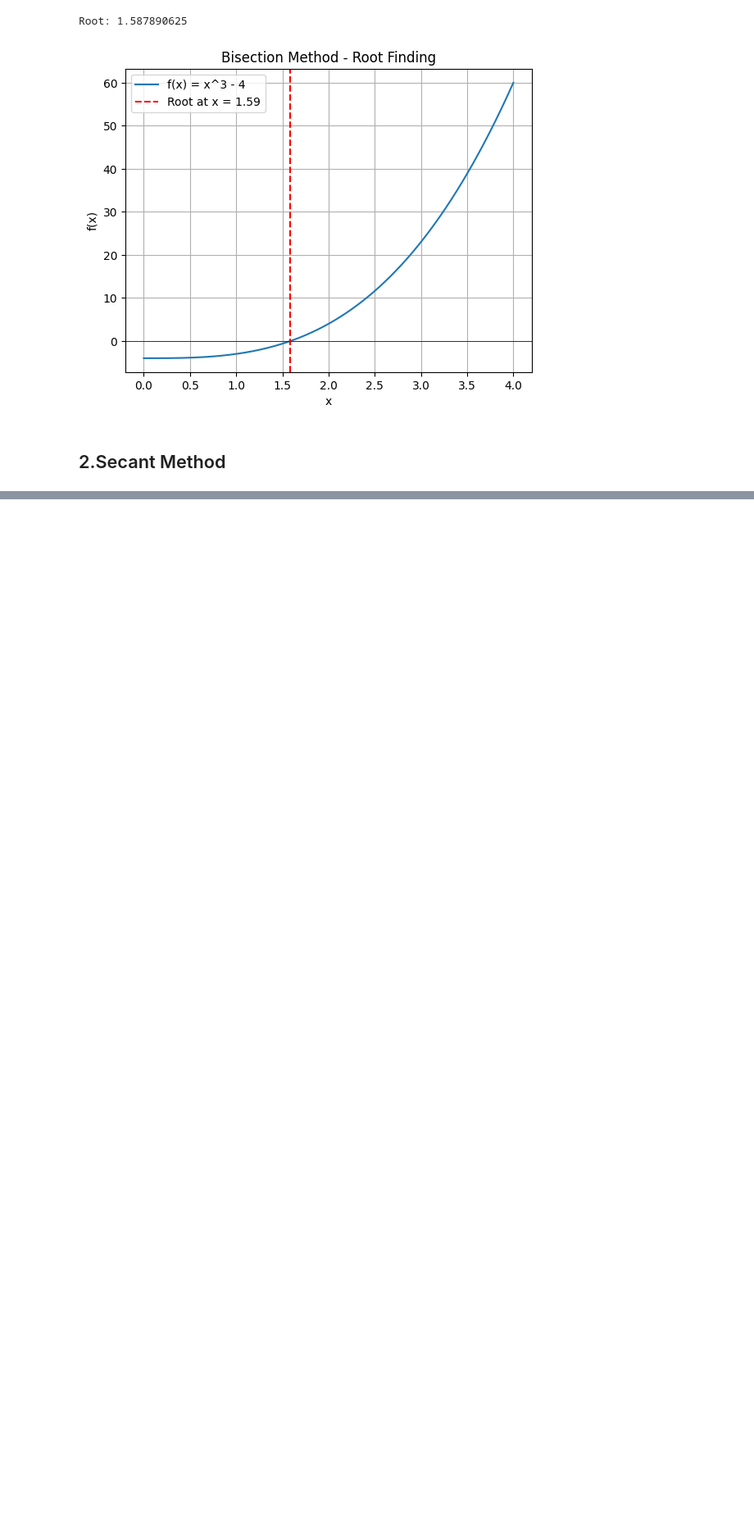
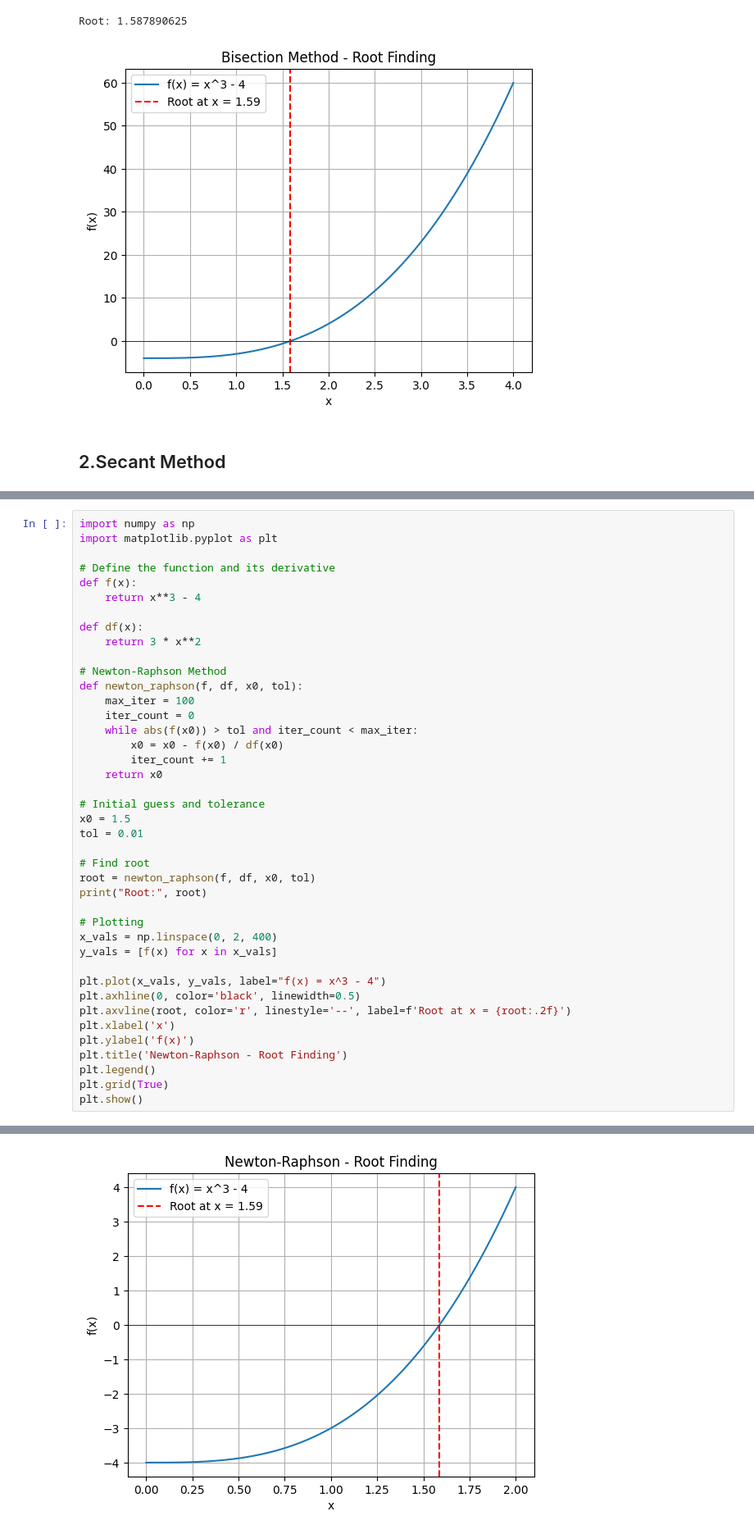
Before and after one commit to sazisblu/Sem-4-Labs, a Jupyter notebook: Numerical Methods/Lab-2/KCE080BCT035.ipynb, the cells around one changed output, grey strips where cells are left out. Shown at 82% size. Cells and saved outputs as stored; diff of their text form; blank space fills up the shorter version.

```diff
--- a/Numerical Methods/Lab-2/KCE080BCT035.ipynb
+++ b/Numerical Methods/Lab-2/KCE080BCT035.ipynb
@@ -132,0 +123,42 @@ Root: 1.5865729937694886
+# %%
+import numpy as np
+import matplotlib.pyplot as plt
+
+# Define the function and its derivative
+def f(x):
+    return x**3 - 4
+
+def df(x):
+    return 3 * x**2
+
+# Newton-Raphson Method
+def newton_raphson(f, df, x0, tol):
+    max_iter = 100
+    iter_count = 0
+    while abs(f(x0)) > tol and iter_count < max_iter:
+        x0 = x0 - f(x0) / df(x0)
+        iter_count += 1
+    return x0
+
+# Initial guess and tolerance
+x0 = 1.5
+tol = 0.01
+
+# Find root
+root = newton_raphson(f, df, x0, tol)
+print("Root:", root)
+
+# Plotting
+x_vals = np.linspace(0, 2, 400)
+y_vals = [f(x) for x in x_vals]
+
+plt.plot(x_vals, y_vals, label="f(x) = x^3 - 4")
+plt.axhline(0, color='black', linewidth=0.5)
+plt.axvline(root, color='r', linestyle='--', label=f'Root at x = {root:.2f}')
+plt.xlabel('x')
+plt.ylabel('f(x)')
+plt.title('Newton-Raphson - Root Finding')
+plt.legend()
+plt.grid(True)
+plt.show()
+# %% [output]
@@ -132,0 +166 @@ Root: 1.5865729937694886
+[figure, added]
```
Also changed, not shown: parts of 7 cells of this notebook.
